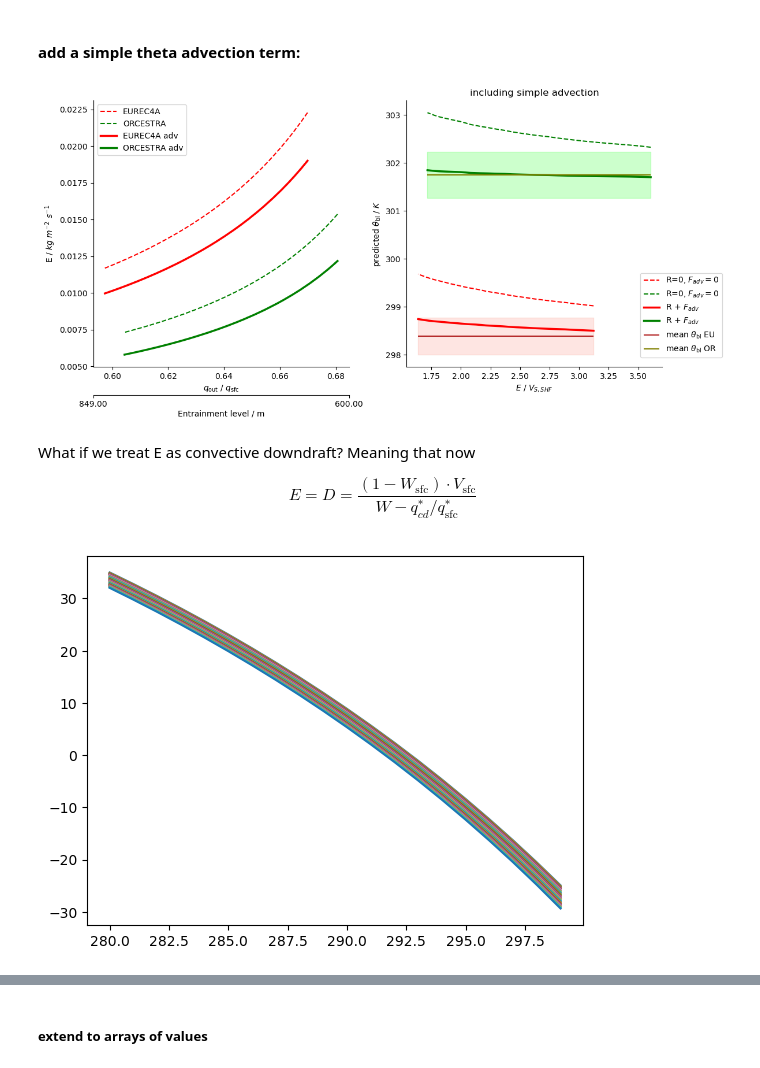
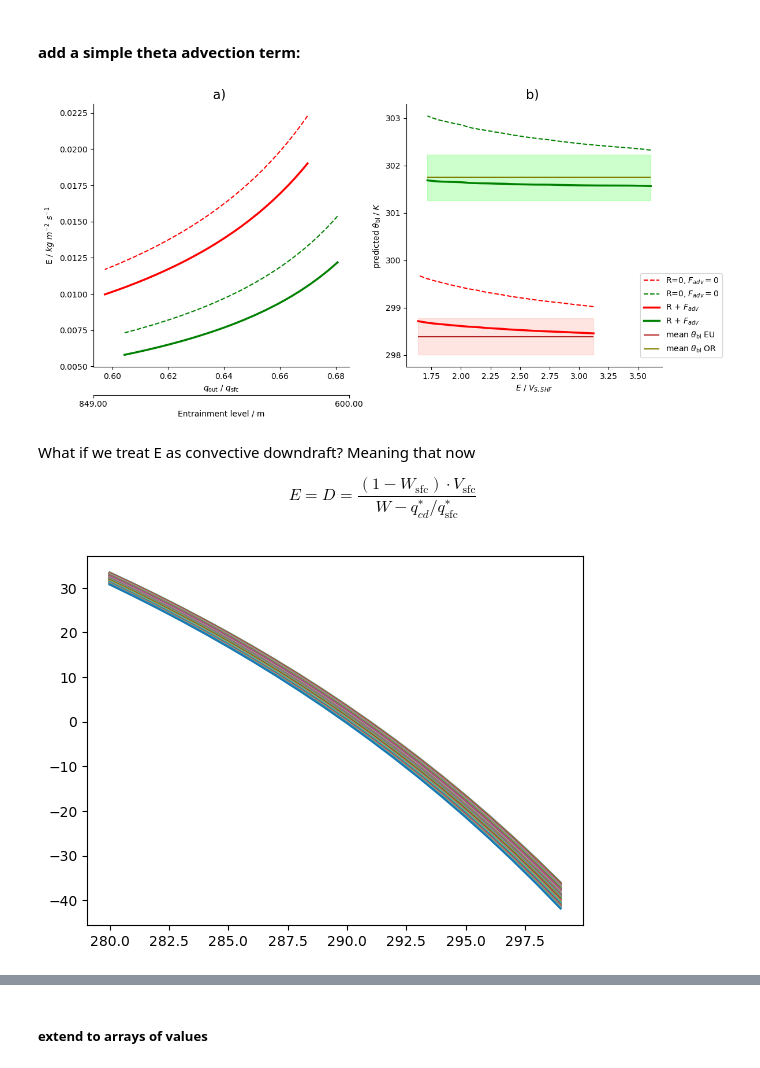
Before and after one commit to meteorologopazzo/BCO_observational, a Jupyter notebook: mass_fluxes_profiles/simplified_scheme.ipynb, the cells around one changed output, grey strips where cells are left out. Drawn from its saved outputs; the diff is of its cells as text; code cells hidden in the pictures.

```diff
--- a/mass_fluxes_profiles/simplified_scheme.ipynb
+++ b/mass_fluxes_profiles/simplified_scheme.ipynb
@@ -283,6 +267,6 @@ display(HTML(df.to_html(index=False, table_id="summary-table")))
 # %%
-q_out_eu = q_eu.sel(height=entrainment_levels).values*1e3
-q_out_or = q_or.sel(height=entrainment_levels).values*1e3
+q_out_eu = q_eu.sel(height=entrainment_levels).values
+q_out_or = q_or.sel(height=entrainment_levels).values
 
 def E(q_out, q_sfc, Vs, W=0.75):
     E = ((W-1)*Vs)/((q_out/q_sfc)-W)
@@ -477,7 +461,7 @@ plt.show()
 # %% [markdown]
 ##### include radiation: Yokoi and Katsumata 2022
 # %%
-eps = 0.26           # 0.14
+eps = 0.295           # 0.14
 oc_abs = 0.97        ## ocean absorptivity == emissivity
 stefan = 5.67*1e-8
 eta = 0.02
@@ -652,12 +636,12 @@ def E(q_out, q_sfc, Vs, Fa, h, rho_bl, W=0.75):
     return E
 
 Fa_q = (-1e-3)/86400.   # kg/kg / day
-h    = 500.             # mean mixed layer height / m
+bl_height    = 500.             # mean mixed layer height / m
 bl_density = 1.         # vertically averaged density of the boundary layer / kg/m3
 
 ## compute a series of E values
-E_adv_eu = E(q_out_eu/1e3, q_sfc_eu/1e3, Vs_lhf_eu, Fa_q, h, bl_density)
-E_adv_or = E(q_out_or/1e3, q_sfc_or/1e3, Vs_lhf_or, Fa_q, h, bl_density)
+E_adv_eu = E(q_out_eu, q_sfc_eu, Vs_lhf_eu, Fa_q, bl_height, bl_density)
+E_adv_or = E(q_out_or, q_sfc_or, Vs_lhf_or, Fa_q, bl_height, bl_density)
 
 
 ##### plotting #####
@@ -728,16 +712,17 @@ theta_predRadAdv_eu = np.zeros_like(E_values_eu)
 theta_predRadAdv_or = np.zeros_like(E_values_or)
 
 ## EUREC4A DATA
-Fa_factor = 2.  # to multiply radiative terms by
+# Fa_factor = 1.5  # to multiply radiative terms by
+Fa_th = -1/86400.  # K/day
 
 for i, E in enumerate(E_adv_eu):
     # Define the coefficients of the quartic: a*x^4 + b*x^3 + c*x^2 + d*x + e = 0
     coeffs = [
-        -((2 - eps) / (1 - eps)) * eps * stefan * Fa_factor,  # a (x^4)
+        -((2 - eps) / (1 - eps)) * eps * stefan,  # a (x^4)
         0,                                                    # b (x^3)
         0,                                                    # c (x^2)
         -(cp*Vs_shf_eu +cp*E),                                # d (x^1)
-        cp*Vs_shf_eu * sst_eu.values + cp*E * theta_out_eu[i] + non_thBL_terms_eu*Fa_factor  # e (constant)
+        cp*Vs_shf_eu * sst_eu.values + cp*E * theta_out_eu[i] + non_thBL_terms_eu + cp*bl_density*bl_height*Fa_th  # e (constant)
     ]
 
     # Solve the polynomial
@@ -756,16 +741,16 @@ for i, E in enumerate(E_adv_eu):
 
 
 ## ORCESTRA DATA
-Fa_factor = 2.1  # to multiply radiative terms by
+# Fa_factor = 1.8  # to multiply radiative terms by
 
 for i, E in enumerate(E_adv_or):
     # Define the coefficients of the quartic: a*x^4 + b*x^3 + c*x^2 + d*x + e = 0
     coeffs = [
-        -((2 - eps) / (1 - eps)) * eps * stefan * Fa_factor,  # a (x^4)
+        -((2 - eps) / (1 - eps)) * eps * stefan,  # a (x^4)
         0,                                                    # b (x^3)
         0,                                                    # c (x^2)
         -(cp*Vs_shf_or + cp*E),                                # d (x^1)
-        cp*Vs_shf_or * sst_or.values + cp*E * theta_out_or[i] + non_thBL_terms_or*Fa_factor  # e (constant)
+        cp*Vs_shf_or * sst_or.values + cp*E * theta_out_or[i] + non_thBL_terms_or + cp*bl_density*bl_height*Fa_th  # e (constant)
     ]
 
     # Solve the polynomial
@@ -796,7 +781,8 @@ ax[0].plot(q_out_or/q_sfc_or, E_adv_or, color="green", linewidth=2.5, label="ORC
 ax[0].set_xlabel(r"$q_\mathrm{out}$ / $q_\mathrm{sfc}$")
 # ax[0].set_xlabel(r"$\chi$")
 ax[0].set_ylabel(r"E / $kg~m^{-2}~s^{-1}$")
-ax[0].legend()
+# ax[0].legend()
+ax[0].set_title("a) " ,fontsize=16)
 
 ax_top = ax[0].twiny()
 ax_top.set_xlim(ax[0].get_xlim())
@@ -833,36 +819,36 @@ ax[1].fill_between(
     (theta_bl_eu + th_var_eu) ,
     color="salmon",
     alpha=0.2
 )
 
 
 
 ax[1].hlines(theta_bl_or, xmin=np.min(E_values_or/Vs_shf_or), xmax=np.max(E_values_or/Vs_shf_or), color="olive", label=r"mean $\theta_\mathrm{bl}$ OR")
 ax[1].fill_between(
     [np.min(E_values_or/Vs_shf_or), np.max(E_values_or/Vs_shf_or)],
     (theta_bl_or - th_var_or) ,
     (theta_bl_or + th_var_or) ,
     color="lime",
     alpha=0.2
 )
 
 
-
+ax[1].set_title("b) " ,fontsize=16)
 ax[1].set_xlabel(r"$E$ / $V_{S,SHF}$ ") #/ $kg~m^{-2}~s^{-1}$")
 ax[1].set_ylabel(r"predicted $\theta_\mathrm{bl}$ / $K$")
-ax[1].set_title("including simple advection")
+# ax[1].set_title("including simple advection")
 ax[1].legend(loc="lower right", bbox_to_anchor=(1.25,0.02))
 
 for x in ax:
     for spine in ['top', 'right']:
         x.spines[spine].set_visible(False)
 
 
 
 plt.tight_layout()
 plt.show()
 # %% [output]
-[figure, old version]
+[figure, new version]
 # %% [markdown]
 What if we treat E as convective downdraft? Meaning that now
 
@@ -894,11 +880,11 @@ p_sfc_or = 1e5*np.ones_like(p_cd_or.values)
 t = np.arange(280, 300)
 vect_temp = np.vectorize(temp_from_h)
 
-for x in zip(p_cd_eu, h_cd_eu):
+for x in zip(p_cd_or, h_cd_or):
     function_res = vect_temp(t, p=x[0]/100., h_cd=x[1], Lv=Lv, cp=cp)
     plt.plot(t, function_res)
 # %% [output]
-[figure, old version]
+[figure, new version]
 # %%
 def f_eu(t):
     return temp_from_h(t, p=p_cd_eu[0]/100., h_cd=h_cd_eu[0], Lv=Lv, cp=cp)
```
Also changed, not shown: parts of 35 cells of this notebook, 1 other file.
